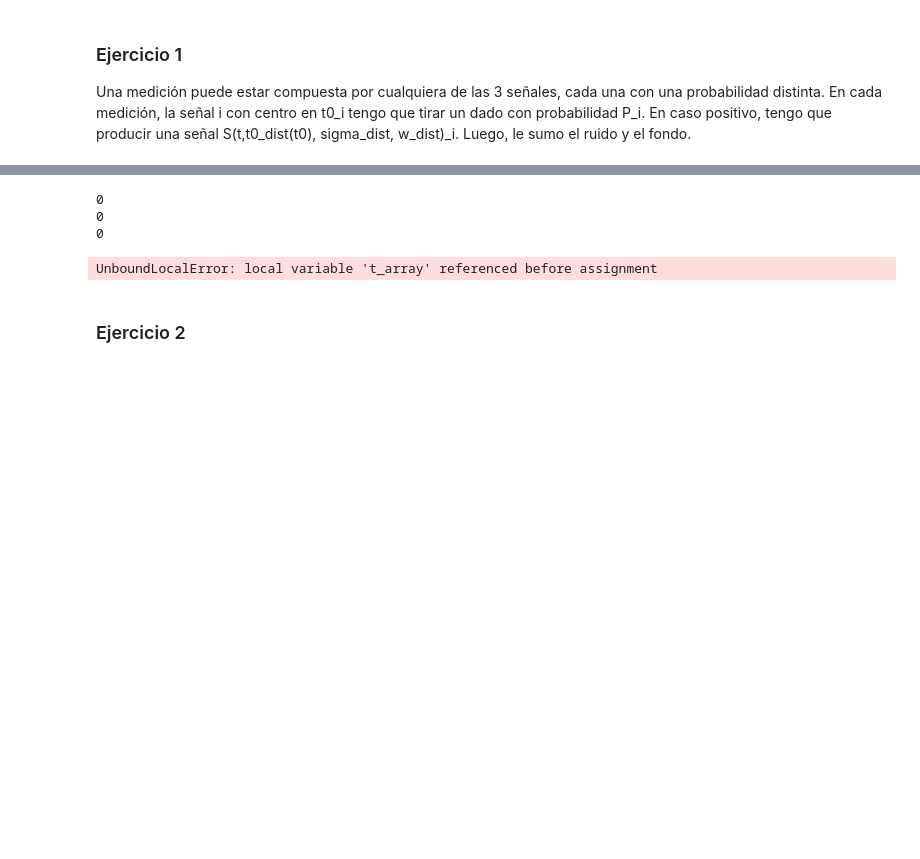
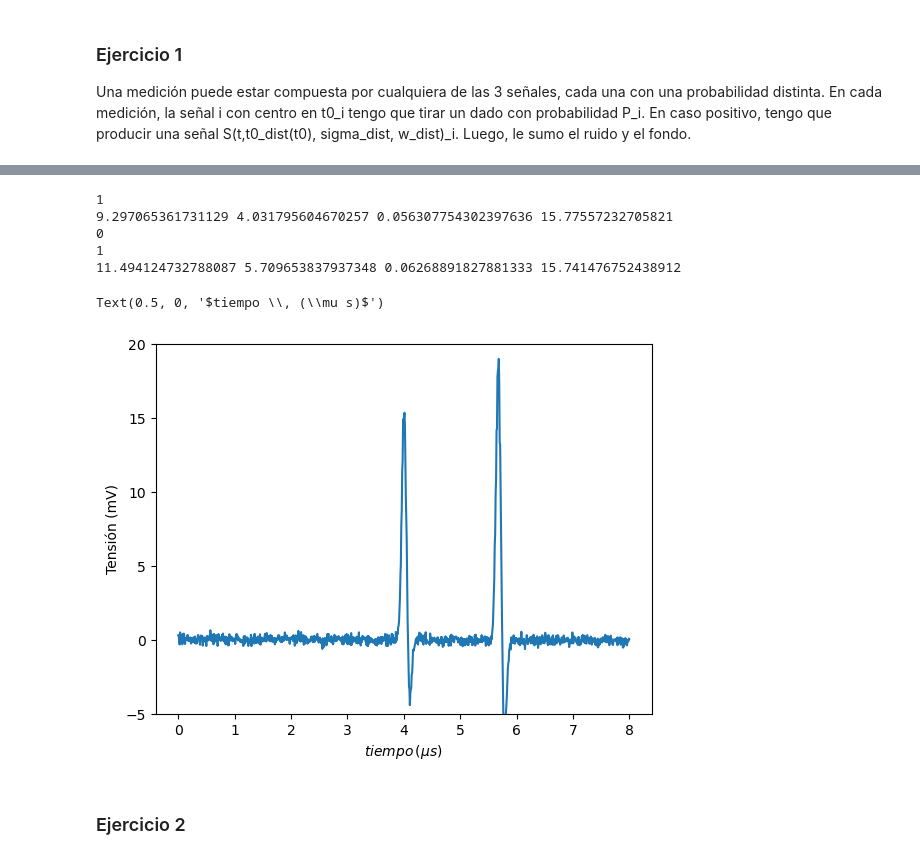
Before and after one commit to Lupama2/IntroPython, a Jupyter notebook: Ejercicios a entregar/Final/simulacion_de_medicion_y_analisis_de_datos.ipynb, the cells around one changed output, grey strips where cells are left out. Drawn from its saved outputs; the diff is of its cells as text; code cells hidden in the pictures; blank space fills up the shorter version.

```diff
--- a/Ejercicios a entregar/Final/simulacion_de_medicion_y_analisis_de_datos.ipynb
+++ b/Ejercicios a entregar/Final/simulacion_de_medicion_y_analisis_de_datos.ipynb
@@ -41,7 +40,7 @@ M = 1000 #nro de puntos
 t_array = np.linspace(t_ini,t_fin, M)
 S_array = np.zeros(M)
 for i in range(M):
-    S_array[i] = S(t_array[i],1.8,0.05,5*pi)
+    S_array[i] = S(t_array[i],10,1.8,0.05,5*pi)
 plt.plot(t_array, S_array)
 # plt.ylim([0,1e5])
 # %% [output]
@@ -229,14 +252,20 @@ plt.plot(t_array, señal)
 # %%
 #Grafico una medición
 T0_array = np.array([1.8,2.8,5])
 P_array = np.array([0.3,0.1,0.6])
 t_array, medicion_array = medicion(T0_array, P_array, M)
 plt.plot(t_array, medicion_array)
+plt.ylim([-5,20])
+plt.ylabel("Tensión (mV)")
+plt.xlabel("$tiempo \, (\mu s)$")
 # %% [output]
+1
+9.297065361731129 4.031795604670257 0.056307754302397636 15.77557232705821
 0
-0
-0
+1
+11.494124732788087 5.709653837937348 0.06268891827881333 15.741476752438912
-UnboundLocalError: local variable 't_array' referenced before assignment
+Text(0.5, 0, '$tiempo \\, (\\mu s)$')
+[figure, added]
 # %% [markdown]
 ### Ejercicio 2
 # %%
```
Also changed, not shown: parts of 7 cells of this notebook.
